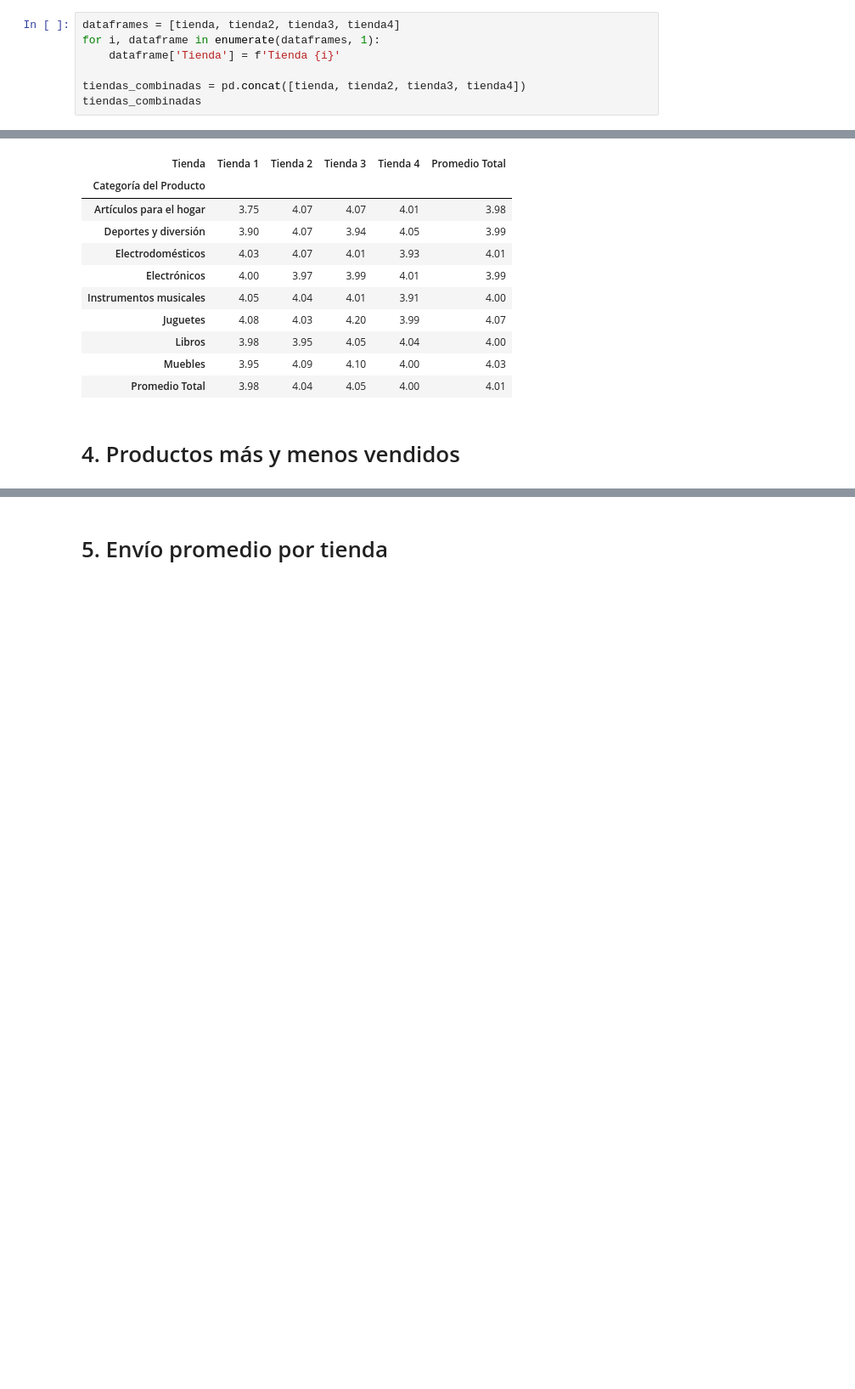
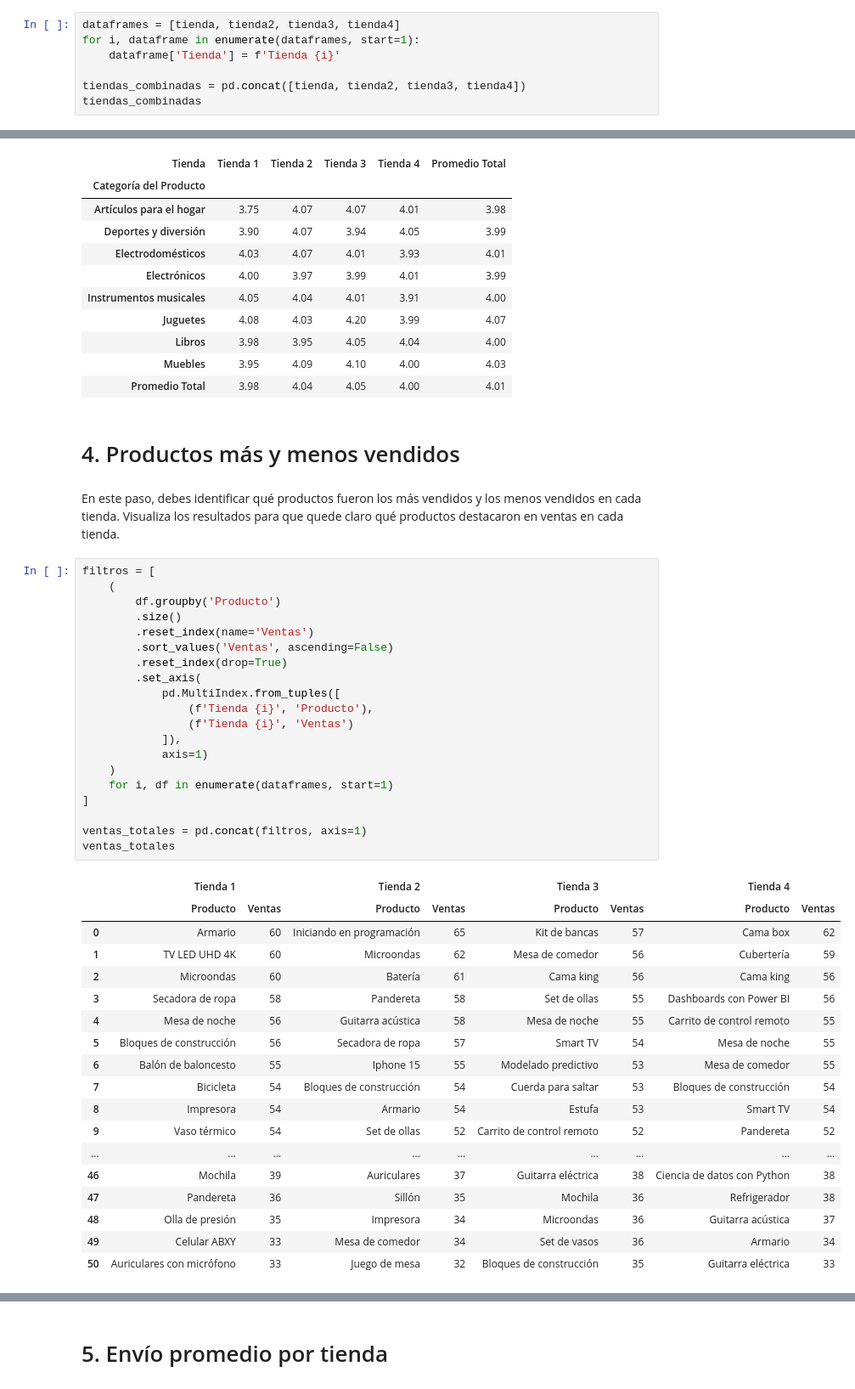
Before and after one commit to Arcturus26/Challenge-Alura-Store, a Jupyter notebook: AluraStoreLatam.ipynb, the cells around one changed output, grey strips where cells are left out. Shown: that part at 85% size. Drawn from its saved outputs; the diff is of its cells as text; blank space fills up the shorter version.

Commit message:
Finaliza productos mas y menos vendidos

```diff
--- a/AluraStoreLatam.ipynb
+++ b/AluraStoreLatam.ipynb
@@ -29,7 +29,7 @@ tienda.head()
 En este primer análisis, debes calcular el ingreso total de cada tienda. Sumando los valores de la columna Precio de cada conjunto de datos de la tienda para estimar los ingresos.
 # %%
 dataframes = [tienda, tienda2, tienda3, tienda4]
-for i, dataframe in enumerate(dataframes, 1):
+for i, dataframe in enumerate(dataframes, start=1):
     dataframe['Tienda'] = f'Tienda {i}'
 
 tiendas_combinadas = pd.concat([tienda, tienda2, tienda3, tienda4])
@@ -139,3 +139,44 @@ tiendas_combinadas.pivot_table(index='Categoría del Producto', columns='Tienda'
 | Promedio Total | 3.98 | 4.04 | 4.05 | 4.00 | 4.01 |
 # %% [markdown]
 # 4. Productos más y menos vendidos
+# %% [markdown]
+En este paso, debes identificar qué productos fueron los más vendidos y los menos vendidos en cada tienda. Visualiza los resultados para que quede claro qué productos destacaron en ventas en cada tienda.
+# %%
+filtros = [
+    (
+        df.groupby('Producto')
+        .size()
+        .reset_index(name='Ventas')
+        .sort_values('Ventas', ascending=False)
+        .reset_index(drop=True)
+        .set_axis(
+            pd.MultiIndex.from_tuples([
+                (f'Tienda {i}', 'Producto'),
+                (f'Tienda {i}', 'Ventas')
+            ]),
+            axis=1)
+    )
+    for i, df in enumerate(dataframes, start=1)
+]
+
+ventas_totales = pd.concat(filtros, axis=1)
+ventas_totales
+# %% [output]
+|  | Tienda 1 |  | Tienda 2 |  | Tienda 3 |  | Tienda 4 |  |
+|  | Producto | Ventas | Producto | Ventas | Producto | Ventas | Producto | Ventas |
+| 0 | Armario | 60 | Iniciando en programación | 65 | Kit de bancas | 57 | Cama box | 62 |
+| 1 | TV LED UHD 4K | 60 | Microondas | 62 | Mesa de comedor | 56 | Cubertería | 59 |
+| 2 | Microondas | 60 | Batería | 61 | Cama king | 56 | Cama king | 56 |
+| 3 | Secadora de ropa | 58 | Pandereta | 58 | Set de ollas | 55 | Dashboards con Power BI | 56 |
+| 4 | Mesa de noche | 56 | Guitarra acústica | 58 | Mesa de noche | 55 | Carrito de control remoto | 55 |
+| 5 | Bloques de construcción | 56 | Secadora de ropa | 57 | Smart TV | 54 | Mesa de noche | 55 |
+| 6 | Balón de baloncesto | 55 | Iphone 15 | 55 | Modelado predictivo | 53 | Mesa de comedor | 55 |
+| 7 | Bicicleta | 54 | Bloques de construcción | 54 | Cuerda para saltar | 53 | Bloques de construcción | 54 |
+| 8 | Impresora | 54 | Armario | 54 | Estufa | 53 | Smart TV | 54 |
+| 9 | Vaso térmico | 54 | Set de ollas | 52 | Carrito de control remoto | 52 | Pandereta | 52 |
+| ... | ... | ... | ... | ... | ... | ... | ... | ... |
+| 46 | Mochila | 39 | Auriculares | 37 | Guitarra eléctrica | 38 | Ciencia de datos con Python | 38 |
+| 47 | Pandereta | 36 | Sillón | 35 | Mochila | 36 | Refrigerador | 38 |
+| 48 | Olla de presión | 35 | Impresora | 34 | Microondas | 36 | Guitarra acústica | 37 |
+| 49 | Celular ABXY | 33 | Mesa de comedor | 34 | Set de vasos | 36 | Armario | 34 |
+| 50 | Auriculares con micrófono | 33 | Juego de mesa | 32 | Bloques de construcción | 35 | Guitarra eléctrica | 33 |
```
Also changed, not shown: parts of 2 cells of this notebook.
